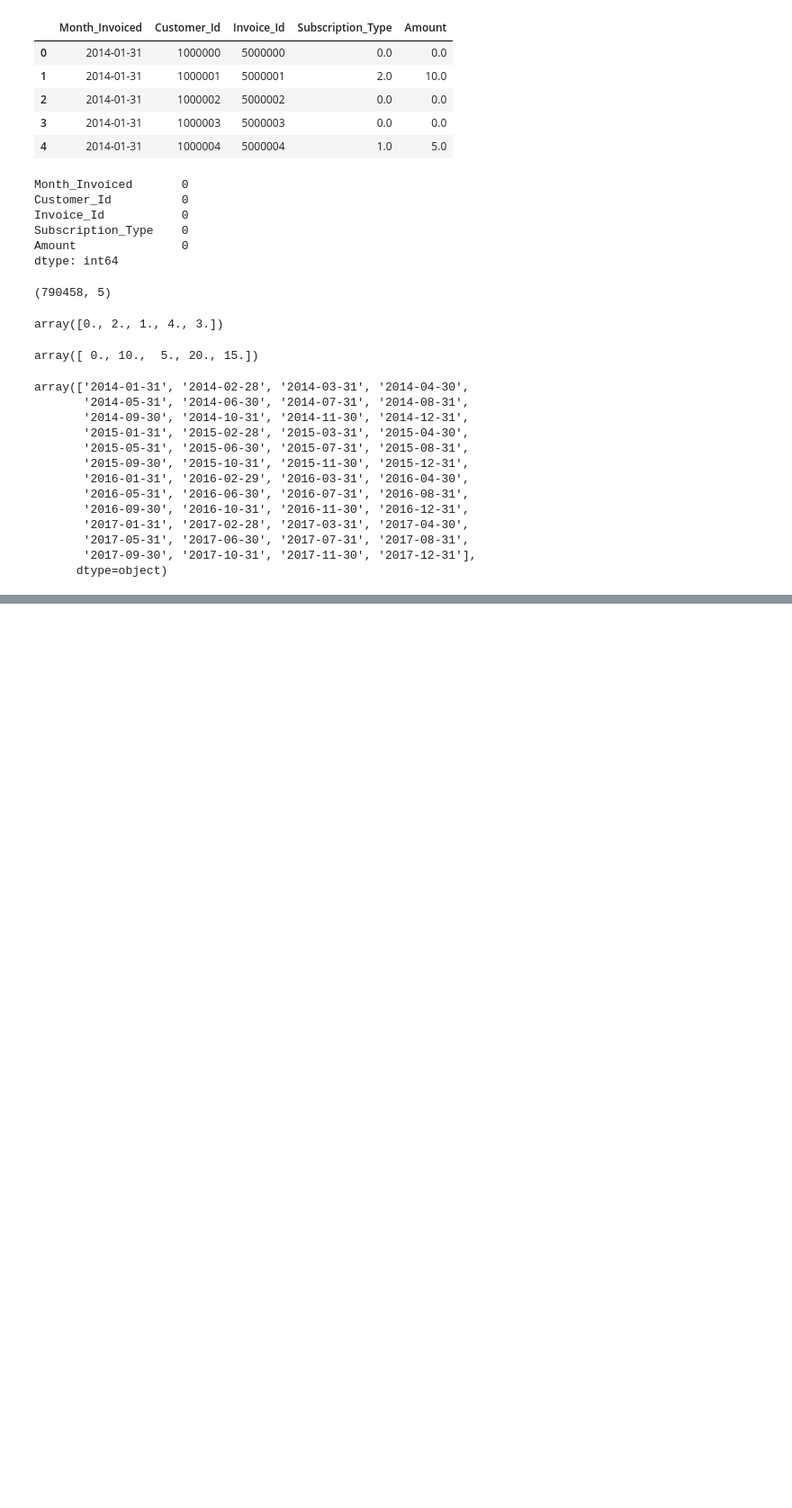
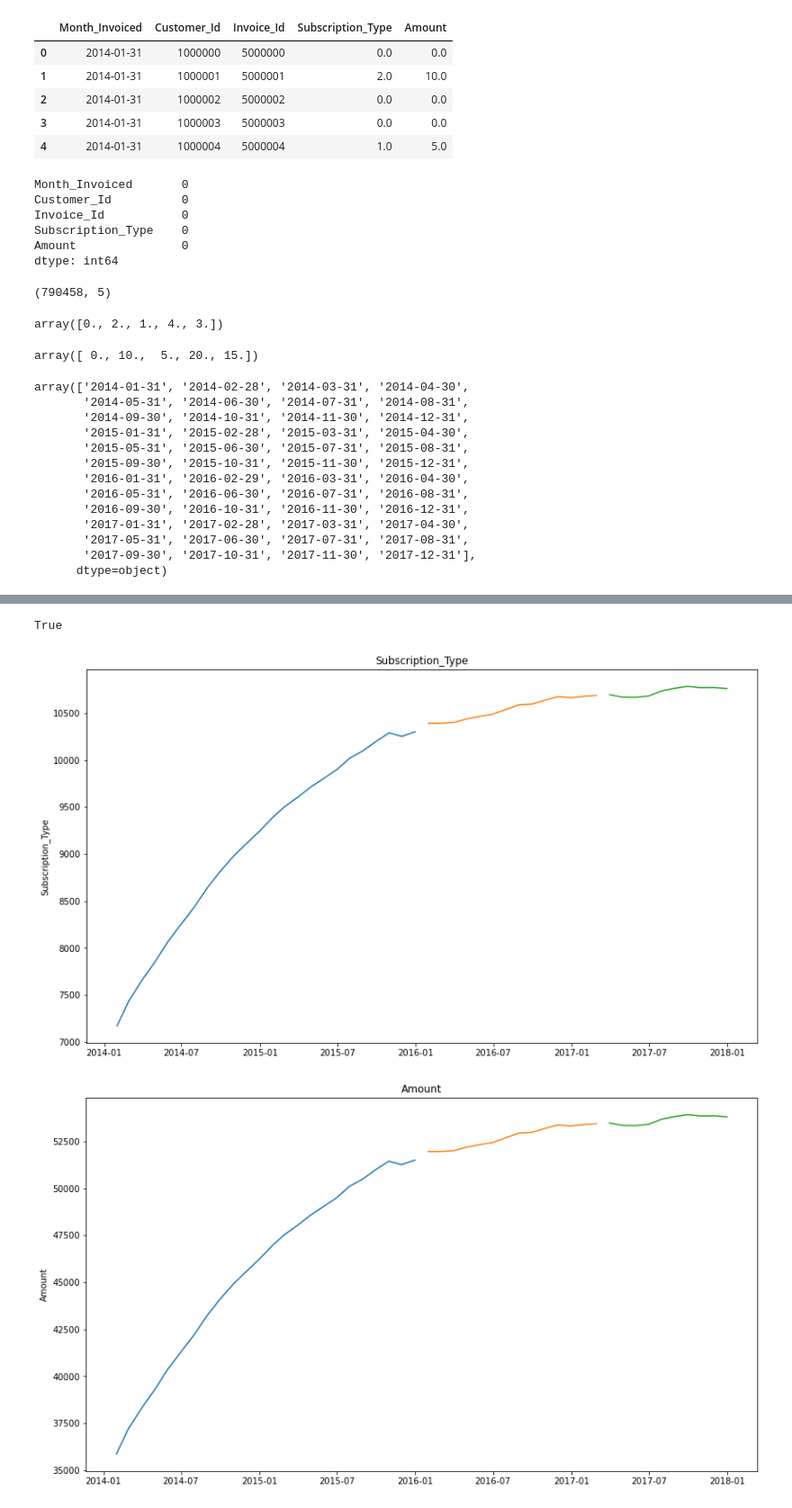
Before and after one commit to Naomi-SB/time_series, a Jupyter notebook: modeling.ipynb, the cells around one changed output, grey strips where cells are left out. Shown at 90% size. Drawn from its saved outputs; the diff is of its cells as text; code cells hidden in the pictures; blank space fills up the shorter version.

```diff
--- a/modeling.ipynb
+++ b/modeling.ipynb
@@ -82,0 +236,4 @@ df = df[df.index != '2016-02-29']
+# %%
+# validate will go from 913 to 913+548
+validate_end_index = train_size + validate_size
+validate_end_index
@@ -82,0 +242,4 @@ df = df[df.index != '2016-02-29']
+# %%
+train = df[:train_size]
+# %%
+validate = df[train_size:validate_end_index]
@@ -82,0 +266,19 @@ df = df[df.index != '2016-02-29']
+# %%
+test = df[validate_end_index:]
+# %%
+#confirming splits
+len(train) + len(validate) + len(test) == len(df)
+# %% [output]
+True
+# %%
+for col in train.columns:
+    plt.figure(figsize=(14,8))
+    plt.plot(train[col])
+    plt.plot(validate[col])
+    plt.plot(test[col])
+    plt.ylabel(col)
+    plt.title(col)
+    plt.show()
+# %% [output]
+[figure, added]
+[figure, added]
```
Also changed, not shown: parts of 26 cells of this notebook.
